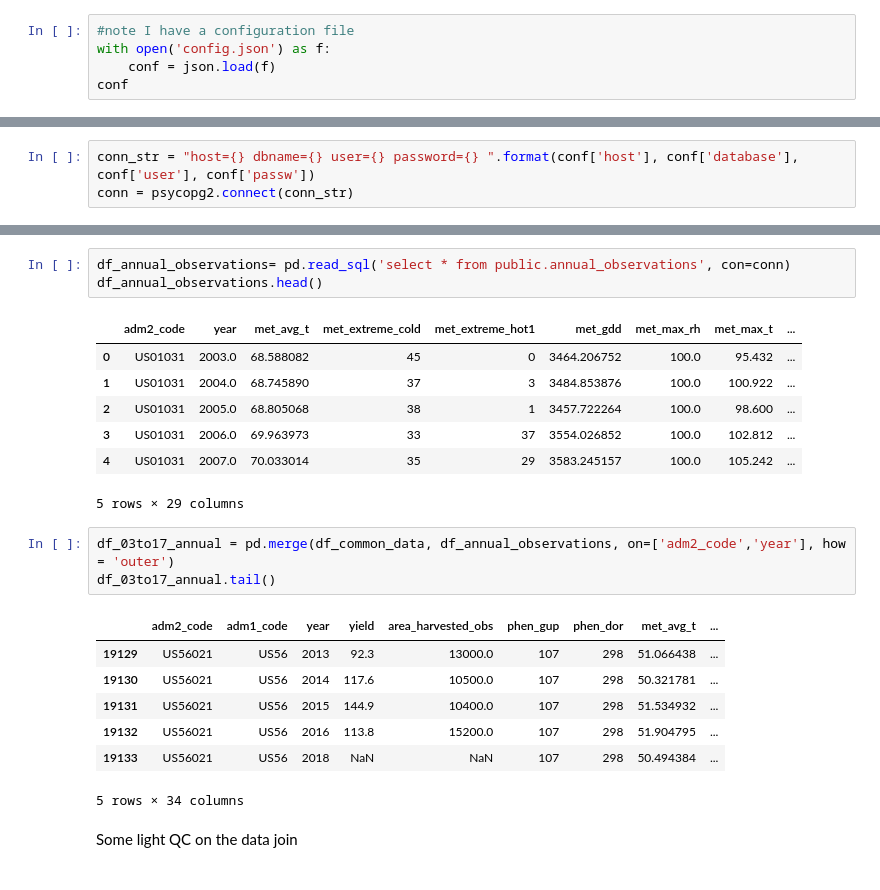
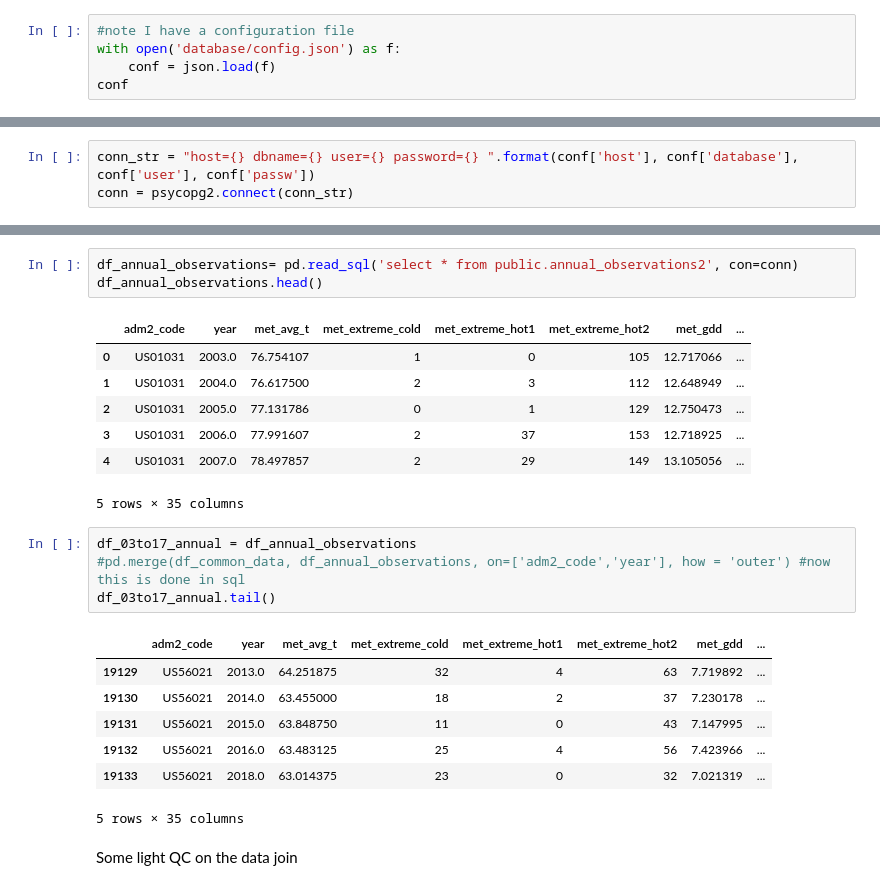
Before and after one commit to jphilippou27/Interview_prep, a Jupyter notebook: Indigo/County_Level_Corn_Yield_Predictions_2018-Jphilippou.ipynb, the cells around one changed output, grey strips where cells are left out. Cells and saved outputs as stored; diff of their text form.

```diff
--- a/Indigo/County_Level_Corn_Yield_Predictions_2018-Jphilippou.ipynb
+++ b/Indigo/County_Level_Corn_Yield_Predictions_2018-Jphilippou.ipynb
@@ -396,7 +402,7 @@ The correlation plots highlight the high degree of overlap among several of the
 ## Creating an annual dataset
 # %%
 #note I have a configuration file
-with open('config.json') as f:
+with open('database/config.json') as f:
     conf = json.load(f)
 conf
 # %% [output]
@@ -417,25 +425,26 @@ Here are a few examples of the backend Postgresql components:
 # %%
-df_annual_observations= pd.read_sql('select * from public.annual_observations', con=conn)
+df_annual_observations= pd.read_sql('select * from public.annual_observations2', con=conn)
 df_annual_observations.head()
 # %% [output]
-|  | adm2_code | year | met_avg_t | met_extreme_cold | met_extreme_hot1 | met_gdd | met_max_rh | met_max_t | ... |
-| 0 | US01031 | 2003.0 | 68.588082 | 45 | 0 | 3464.206752 | 100.0 | 95.432 | ... |
-| 1 | US01031 | 2004.0 | 68.745890 | 37 | 3 | 3484.853876 | 100.0 | 100.922 | ... |
-| 2 | US01031 | 2005.0 | 68.805068 | 38 | 1 | 3457.722264 | 100.0 | 98.600 | ... |
-| 3 | US01031 | 2006.0 | 69.963973 | 33 | 37 | 3554.026852 | 100.0 | 102.812 | ... |
-| 4 | US01031 | 2007.0 | 70.033014 | 35 | 29 | 3583.245157 | 100.0 | 105.242 | ... |
+|  | adm2_code | year | met_avg_t | met_extreme_cold | met_extreme_hot1 | met_extreme_hot2 | met_gdd | ... |
+| 0 | US01031 | 2003.0 | 76.754107 | 1 | 0 | 105 | 12.717066 | ... |
+| 1 | US01031 | 2004.0 | 76.617500 | 2 | 3 | 112 | 12.648949 | ... |
+| 2 | US01031 | 2005.0 | 77.131786 | 0 | 1 | 129 | 12.750473 | ... |
+| 3 | US01031 | 2006.0 | 77.991607 | 2 | 37 | 153 | 12.718925 | ... |
+| 4 | US01031 | 2007.0 | 78.497857 | 2 | 29 | 149 | 13.105056 | ... |
-5 rows × 29 columns
+5 rows × 35 columns
 # %%
-df_03to17_annual = pd.merge(df_common_data, df_annual_observations, on=['adm2_code','year'], how = 'outer')
+df_03to17_annual = df_annual_observations
+#pd.merge(df_common_data, df_annual_observations, on=['adm2_code','year'], how = 'outer') #now this is done in sql
 df_03to17_annual.tail()
 # %% [output]
-|  | adm2_code | adm1_code | year | yield | area_harvested_obs | phen_gup | phen_dor | met_avg_t | ... |
-| 19129 | US56021 | US56 | 2013 | 92.3 | 13000.0 | 107 | 298 | 51.066438 | ... |
-| 19130 | US56021 | US56 | 2014 | 117.6 | 10500.0 | 107 | 298 | 50.321781 | ... |
-| 19131 | US56021 | US56 | 2015 | 144.9 | 10400.0 | 107 | 298 | 51.534932 | ... |
-| 19132 | US56021 | US56 | 2016 | 113.8 | 15200.0 | 107 | 298 | 51.904795 | ... |
-| 19133 | US56021 | US56 | 2018 | NaN | NaN | 107 | 298 | 50.494384 | ... |
+|  | adm2_code | year | met_avg_t | met_extreme_cold | met_extreme_hot1 | met_extreme_hot2 | met_gdd | ... |
+| 19129 | US56021 | 2013.0 | 64.251875 | 32 | 4 | 63 | 7.719892 | ... |
+| 19130 | US56021 | 2014.0 | 63.455000 | 18 | 2 | 37 | 7.230178 | ... |
+| 19131 | US56021 | 2015.0 | 63.848750 | 11 | 0 | 43 | 7.147995 | ... |
+| 19132 | US56021 | 2016.0 | 63.483125 | 25 | 4 | 56 | 7.423966 | ... |
+| 19133 | US56021 | 2018.0 | 63.014375 | 23 | 0 | 32 | 7.021319 | ... |
-5 rows × 34 columns
+5 rows × 35 columns
 # %% [markdown]
 Some light QC on the data join
 # %%
```
Also changed, not shown: parts of 67 cells of this notebook.
